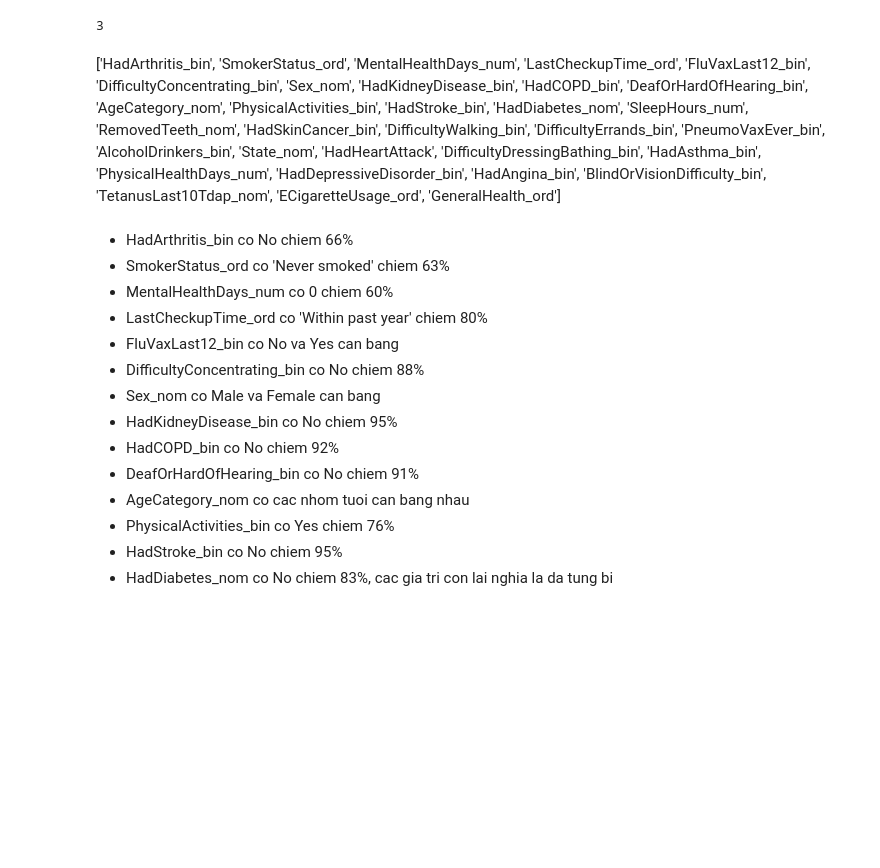
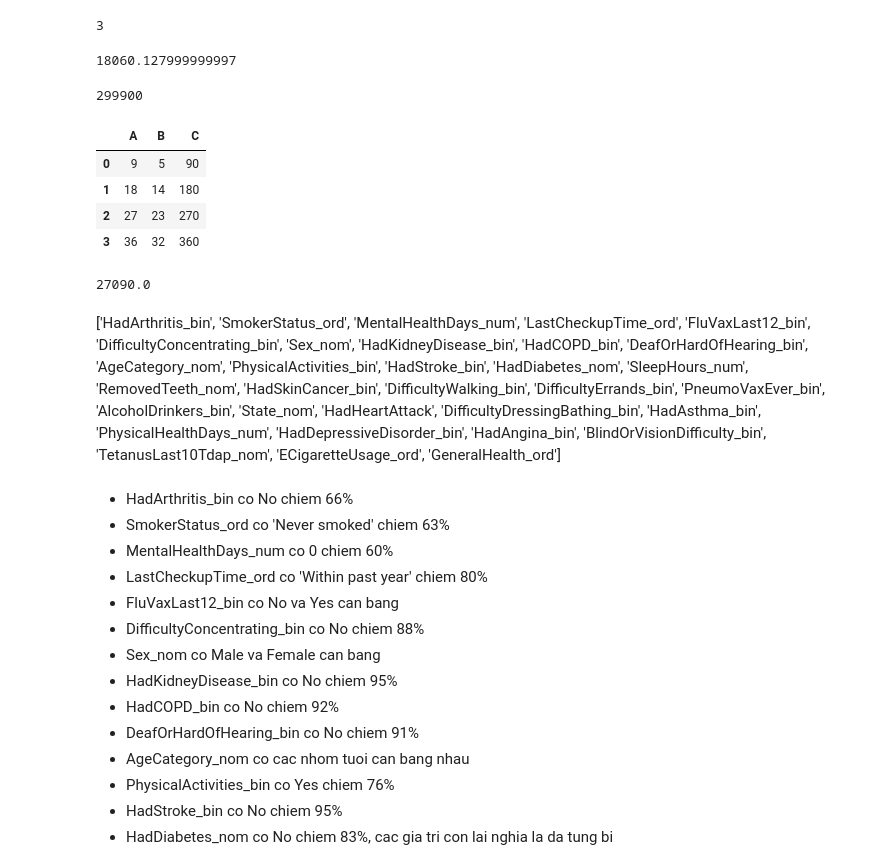
Before and after one commit to zalexdevon/heart_disease_predictor_new_version, a Jupyter notebook: demo.ipynb, the cells around one changed output. Drawn from its saved outputs; the diff is of its cells as text; code cells hidden in the pictures; blank space fills up the shorter version.

```diff
--- a/demo.ipynb
+++ b/demo.ipynb
@@ -4,6 +4,39 @@ import numpy as np
 len(np.unique(y))
 # %% [output]
 3
+# %%
+317960 * 5.68 / 100
+# %% [output]
+18060.127999999997
+# %%
+317960 - 18060
+# %% [output]
+299900
+# %%
+import pandas as pd
+
+# Tạo DataFrame A
+data_A = {"A": [10, 20, 30, 40], "B": [5, 15, 25, 35], "C": [100, 200, 300, 400]}
+df_A = pd.DataFrame(data_A)
+
+# Tạo DataFrame B
+data_B = {"A": [1, 2, 3, 4], "B": [0, 1, 2, 3], "C": [10, 20, 30, 40]}
+df_B = pd.DataFrame(data_B)
+
+# Trừ df_B khỏi df_A
+df_C = df_A - df_B
+
+df_C
+# %% [output]
+|  | A | B | C |
+| 0 | 9 | 5 | 90 |
+| 1 | 18 | 14 | 180 |
+| 2 | 27 | 23 | 270 |
+| 3 | 36 | 32 | 360 |
+# %%
+18060 / 4 * 6
+# %% [output]
+27090.0
 # %% [markdown]
 ['HadArthritis_bin',
 'SmokerStatus_ord',
```
